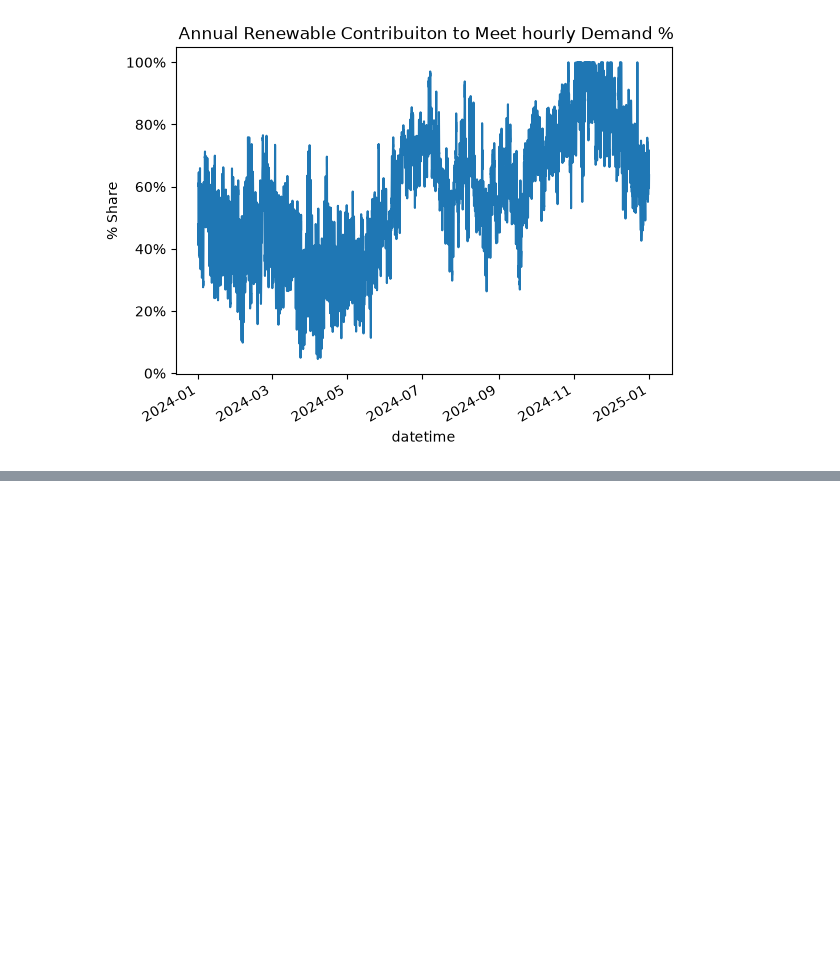
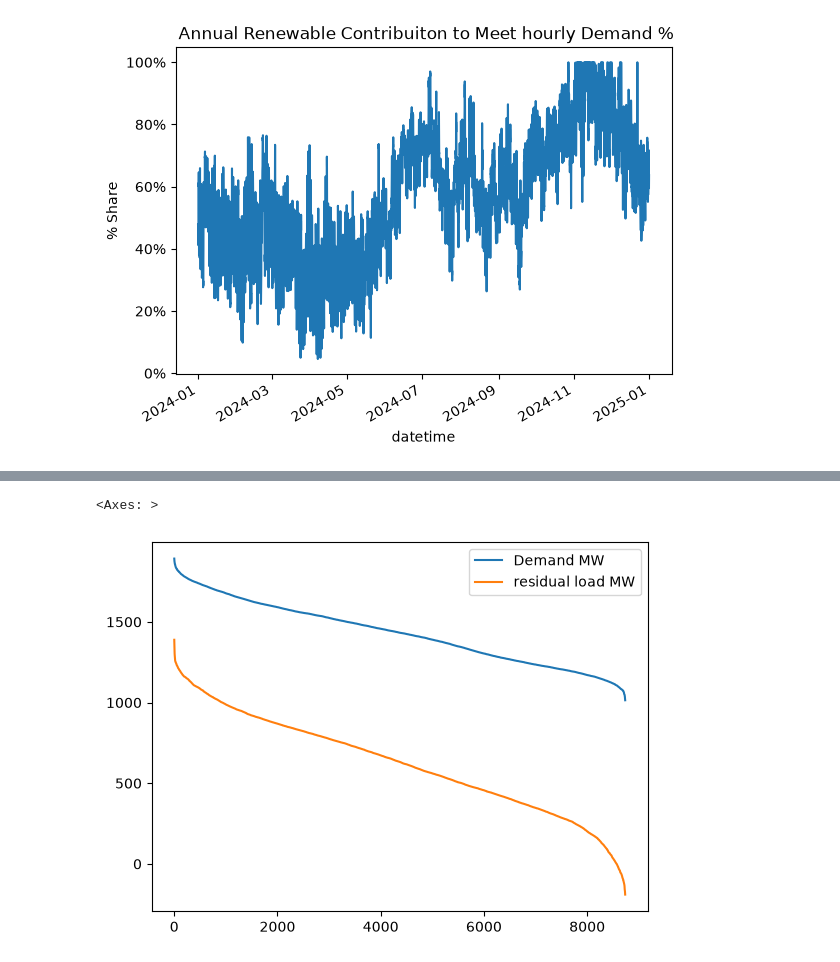
Before and after one commit to jorgeluisti07/RENEWABLE-SHARE-IN-PANAMA, a Jupyter notebook: RENEWABLES SHARE IN PANAMA.ipynb, the cells around one changed output, grey strips where cells are left out. Cells and saved outputs as stored; diff of their text form; code cells hidden in the pictures; blank space fills up the shorter version.

```diff
--- a/RENEWABLES SHARE IN PANAMA.ipynb
+++ b/RENEWABLES SHARE IN PANAMA.ipynb
@@ -191,0 +253,7 @@ Text(0.5, 1.0, ' Annual Renewable Contribuiton to Meet hourly Demand %')
+# %%
+fig, ax = plt.subplots()
+df_electricity_demand.plot(ax = ax)
+df_residual_demand.plot(ax = ax)
+# %% [output]
+<Axes: >
+[figure, added]
```
Also changed, not shown: parts of 19 cells of this notebook, 1 other file.
